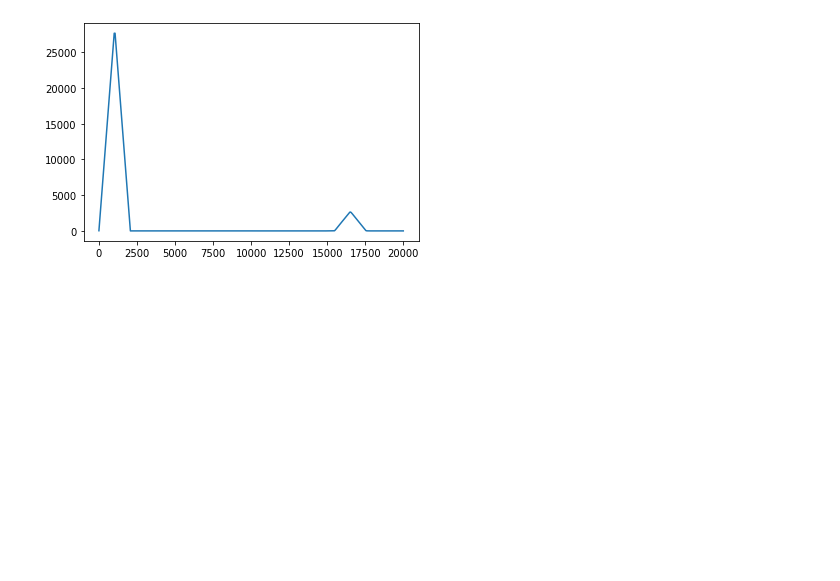
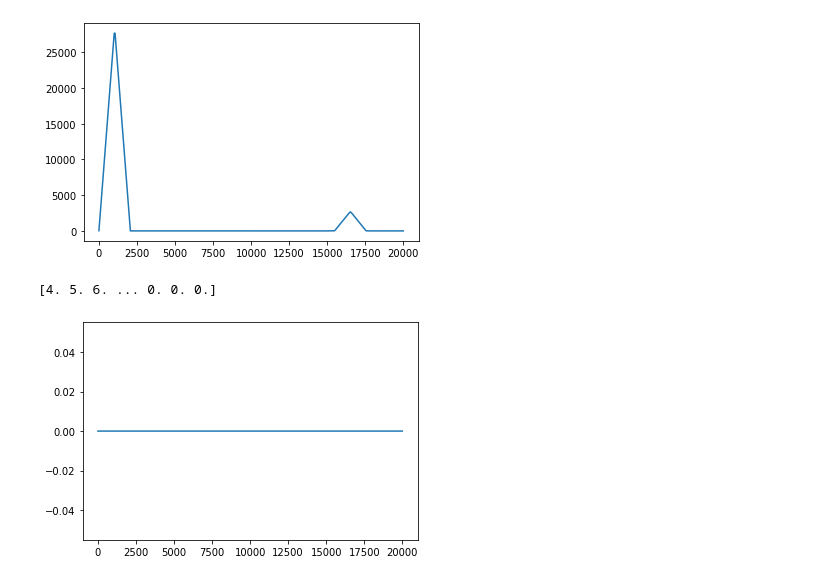
Before and after one commit to jbrowni2/processPygama, a Jupyter notebook: jupyter/waveformTesting.ipynb, the cells around one changed output. Cells and saved outputs as stored; diff of their text form; code cells hidden in the pictures; blank space fills up the shorter version.

```diff
--- a/jupyter/waveformTesting.ipynb
+++ b/jupyter/waveformTesting.ipynb
@@ -80,11 +84,11 @@ print(new_t4)
 lis = [x for x in range(20000)]
 # %%
 plt.plot(lis, data[0]["waveform"]["values"].nda[0], color='k')
-plt.plot(lis[0:4000],tb_wfs["waveform"]["values"].nda[0], color='b')
-plt.plot(lis[4000:8000],tb_wfs["waveform"]["values"].nda[1], color='r')
-plt.plot(lis[8000:12000],tb_wfs["waveform"]["values"].nda[2], color='m')
-plt.plot(lis[12000:16000],tb_wfs["waveform"]["values"].nda[3], color='y')
-plt.plot(lis[16000:20000],tb_wfs["waveform"]["values"].nda[4], color='g')
+plt.plot(lis[0:4000],back_wfs["waveform"]["values"].nda[0], color='b')
+plt.plot(lis[4000:8000],back_wfs["waveform"]["values"].nda[1], color='r')
+plt.plot(lis[8000:12000],back_wfs["waveform"]["values"].nda[2], color='m')
+plt.plot(lis[12000:16000],sig_wfs["waveform"]["values"].nda[0], color='y')
+plt.plot(lis[16000:20000],back_wfs["waveform"]["values"].nda[3], color='g')
 plt.axvline(x = int(15000-new_t0), color='b', label = 'window_1')
 plt.axvline(x = int(15000-new_t1), color='r',label = 'window_2')
 plt.axvline(x = int(15000-new_t2), color='m',label = 'window_3')
@@ -94,6 +98,9 @@ plt.xlabel("Clock Ticks")
 plt.ylabel("ADC")
 plt.title("Waveform Broken up into Windows")
 plt.legend()
+plt.rcParams['savefig.facecolor']='white'
+plt.rcParams['axes.facecolor']='white'
+plt.savefig("windowedWave.pdf", facecolor = "white")
 plt.show()
 # %% [output]
 [figure]
@@ -320,3 +328,5 @@ print(df[0]["trapEmax"].nda[0])
 # %% [output]
 2636.0332
 [figure]
+# %%
+data = fd.get_t1_data(1346)
@@ -322,0 +342,10 @@ print(df[0]["trapEmax"].nda[0])
+# %%
+print(index)
+# %% [output]
+[4. 5. 6. ... 0. 0. 0.]
+# %%
+i = 0
+plt.plot(data[0]["waveform"]["values"].nda[5])
+plt.show()
+# %% [output]
+[figure, added]
```
Also changed, not shown: parts of 8 cells of this notebook, 5 other files.
